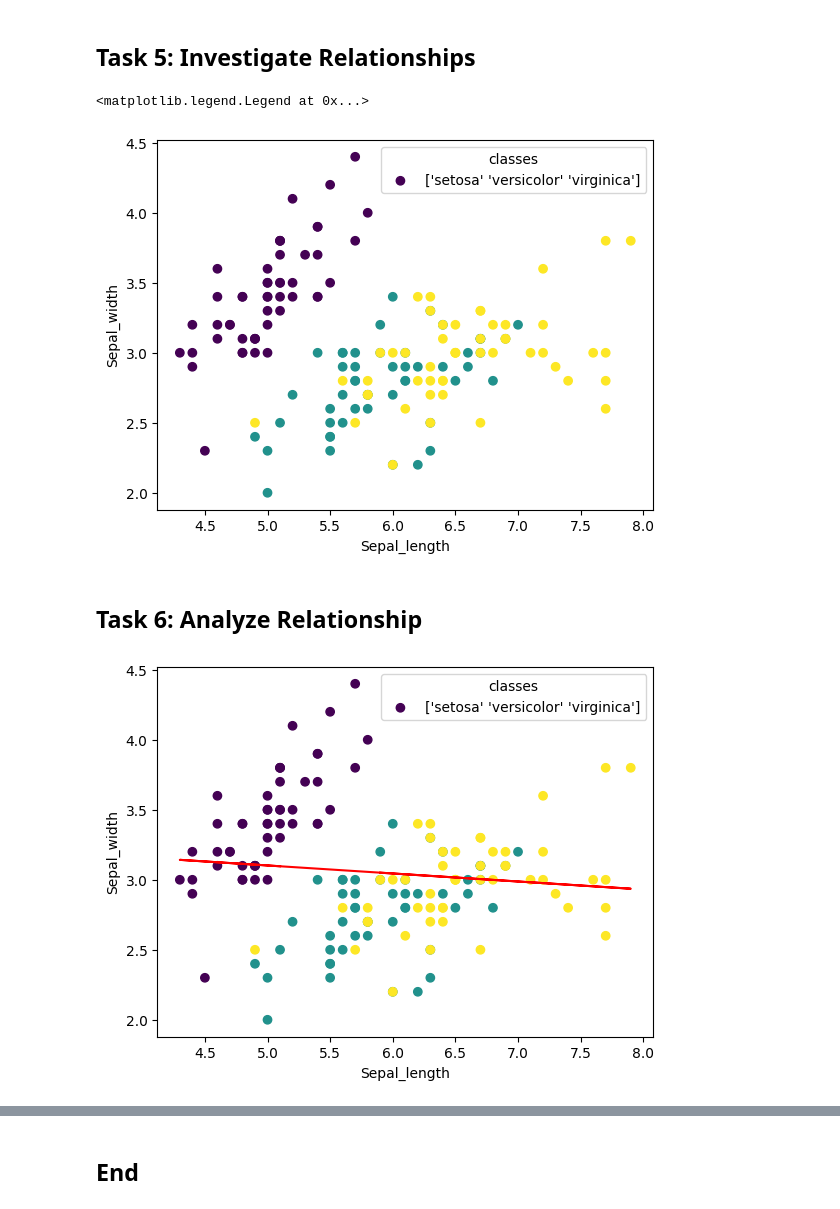
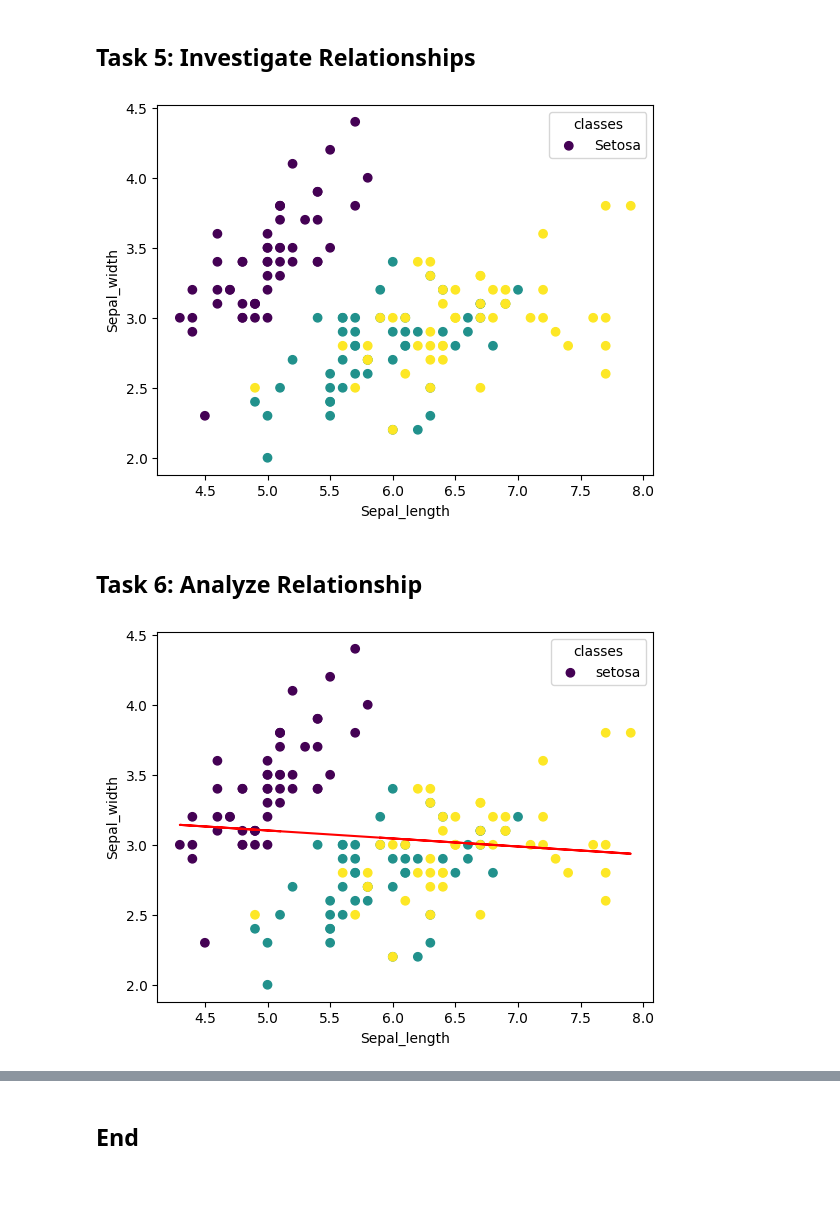
Before and after one commit to HewaOrang/principles_of_data_analytics, a Jupyter notebook: tasks.ipynb, the cells around one changed output, grey strips where cells are left out. Saved outputs shown, nothing was run; the diff lists cells and outputs as text; code cells hidden in the pictures.

```diff
--- a/tasks.ipynb
+++ b/tasks.ipynb
@@ -215,22 +215,23 @@ plt.legend()
 # %%
 # The below is taken from this reference: https://chatgpt.com/share/6800af18-dda8-8006-8b67-cb49136ecbee
 df['target'] = data.target
 
 # Create a figure and an axis.
 fig, ax = plt.subplots()
 
 # Scatter plot.
 # https://matplotlib.org/stable/api/markers_api.html#module-matplotlib.markers
+
 ax.scatter(df['sepal_length'], df['sepal_width'],c=df['target'], marker='o')
 
 # Labels.
 ax.set_xlabel('Sepal_length')
 ax.set_ylabel('Sepal_width')
 
-ax.legend([data.target_names], title='classes')
+ax.legend(['Setosa', 'Versicolor', 'Virginica'], title='classes')
+plt.show()
 # %% [output]
-<matplotlib.legend.Legend at 0x...>
-[figure, old version]
+[figure, new version]
 # %% [markdown]
 ## Task 6: Analyze Relationship
 # %%
@@ -247,9 +248,10 @@ ax.scatter(df['sepal_length'], df['sepal_width'],c=df['target'], marker='o')
 ax.set_xlabel('Sepal_length')
 ax.set_ylabel('Sepal_width')
 
-ax.legend([data.target_names], title='classes')
+ax.legend(data.target_names, title='classes')
 
 # Below uses numpy.polyfit to add a regression line to the scatter plot from Task 5 above.
+
 
 x=df['sepal_length']
 y=df['sepal_width']
@@ -259,4 +261,4 @@ m, c = np.polyfit(x, y, 1)
 
 ax.plot(x, m * x + c, color='red');
 # %% [output]
-[figure, old version]
+[figure, new version]
```
Also changed, not shown: parts of 3 cells of this notebook, 1 other file.
